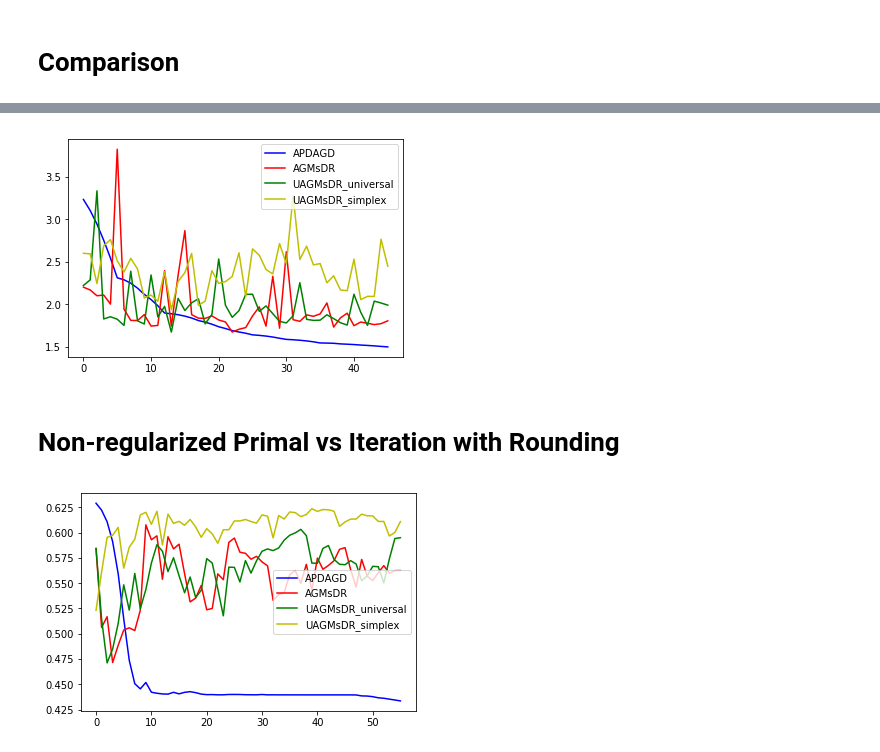
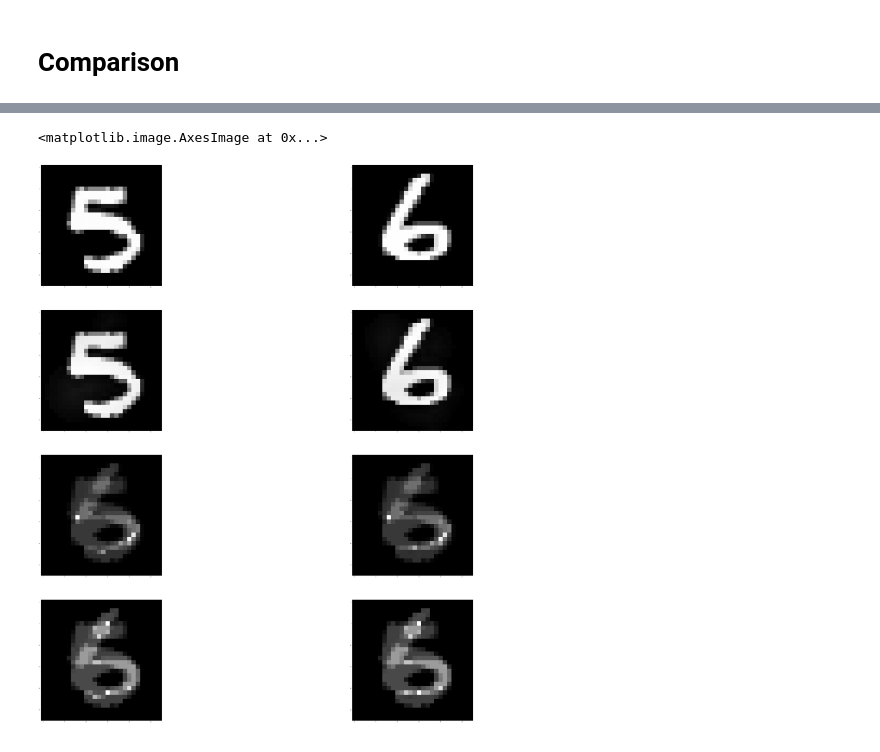
Before and after one commit to nazya/acc-alt-OT, a Jupyter notebook: main.ipynb, the cells around one changed output, grey strips where cells are left out. Cells and saved outputs as stored; diff of their text form; code cells hidden in the pictures.

```diff
--- a/main.ipynb
+++ b/main.ipynb
@@ -121,12 +126,11 @@ def APDAGD(wtime):
     eta = np.zeros(2*n, np.float64)
     eta_new  = np.zeros(2*n, np.float64)
     k=0
-    phi_etas = []
     phis = []
     xs = []
     times = []
-    start_time = time.clock()
-    while (time.clock() - start_time < wtime):
+    start_time = time.perf_counter()
+    while True:
         L = L / 2
         while True:
             alpha_new = (1 + np.sqrt(4*L*betta + 1)) / 2 / L
@@ -153,6 +157,9 @@ def APDAGD(wtime):
         xs.append(x_hat)
         phis.append(phi_new)
         del phi_new
-        times.append(time.clock() - start_time)
+        ctime = time.perf_counter() - start_time
+        times.append(ctime)
+        if (ctime > wtime):
+            break
         k=k+1
-    return phis, xs, times, k
+    return np.array(phis), np.array(xs), np.array(times), k
@@ -722,2 +701,6 @@ leg = ax.legend();
+# %%
+wtime = 30
+eps_search = 1e-3
+eps_f=1e-2
 # %%
 phis1, xs1, times1, N1 = APDAGD(wtime)
@@ -795,28 +707,29 @@ leg = ax.legend();
-# %%
-r1 = [np.linalg.norm(i.dot(one) - p, 1) + np.linalg.norm(i.T.dot(one) - q, 1) for i in xs1[:N]]
-r2 = [np.linalg.norm(i.dot(one) - p, 1) + np.linalg.norm(i.T.dot(one) - q, 1) for i in xs2]
-r3 = [np.linalg.norm(i.dot(one) - p, 1) + np.linalg.norm(i.T.dot(one) - q, 1) for i in xs3]
-r6 = [np.linalg.norm(i.dot(one) - p, 1) + np.linalg.norm(i.T.dot(one) - q, 1) for i in xs6]
-fig, ax = plt.subplots()
-ax.plot(r1[10:], '-b', label='APDAGD')
-ax.plot(r2[10:], '-r', label='AGMsDR')
-ax.plot(r3[10:], '-g', label='UAGMsDR_universal')
-ax.plot(r6[10:], '-y', label='UAGMsDR_simplex')
-leg = ax.legend();
-# %% [output]
-[figure, removed]
-# %% [markdown]
-# Non-regularized Primal vs Iteration with Rounding
-# %%
-f1 = [f_true(mround(i)) for i in xs1[:N]]
-f2 = [f_true(mround(i)) for i in xs2]
-f3 = [f_true(mround(i)) for i in xs3]
-f6 = [f_true(mround(i)) for i in xs6]
-fig, ax = plt.subplots()
-ax.plot(f1, '-b', label='APDAGD')
-ax.plot(f2, '-r', label='AGMsDR')
-ax.plot(f3, '-g', label='UAGMsDR_universal')
-ax.plot(f6, '-y', label='UAGMsDR_simplex')
-leg = ax.legend();
-# %% [output]
-[figure, removed]
+# %%
+phis2, xs2, times2, N2 = AGMsDR(wtime, eps_search, design='u')
+# %%
+phis3, xs3, times3, N3 = UAGMsDR(wtime, eps_search, eps_f, design='u')
+# %%
+plt.figure(figsize=(100,100))
+
+plt.subplot(421)
+plt.imshow(p.reshape(-1, m), cmap=plt.get_cmap('gray'))
+plt.subplot(422)
+plt.imshow(q.reshape(-1, m), cmap=plt.get_cmap('gray'))
+
+plt.subplot(423)
+plt.imshow(xs1[-1].dot(one).reshape(-1, m), cmap=plt.get_cmap('gray'))
+plt.subplot(424)
+plt.imshow(xs1[-1].T.dot(one).reshape(-1, m), cmap=plt.get_cmap('gray'))
+
+plt.subplot(425)
+plt.imshow(xs2[-1].dot(one).reshape(-1, m), cmap=plt.get_cmap('gray'))
+plt.subplot(426)
+plt.imshow(xs2[-1].T.dot(one).reshape(-1, m), cmap=plt.get_cmap('gray'))
+
+plt.subplot(427)
+plt.imshow(xs3[-1].dot(one).reshape(-1, m), cmap=plt.get_cmap('gray'))
+plt.subplot(428)
+plt.imshow(xs3[-1].T.dot(one).reshape(-1, m), cmap=plt.get_cmap('gray'))
+# %% [output]
+<matplotlib.image.AxesImage at 0x...>
+[figure, added]
```
Also changed, not shown: parts of 125 cells of this notebook.
